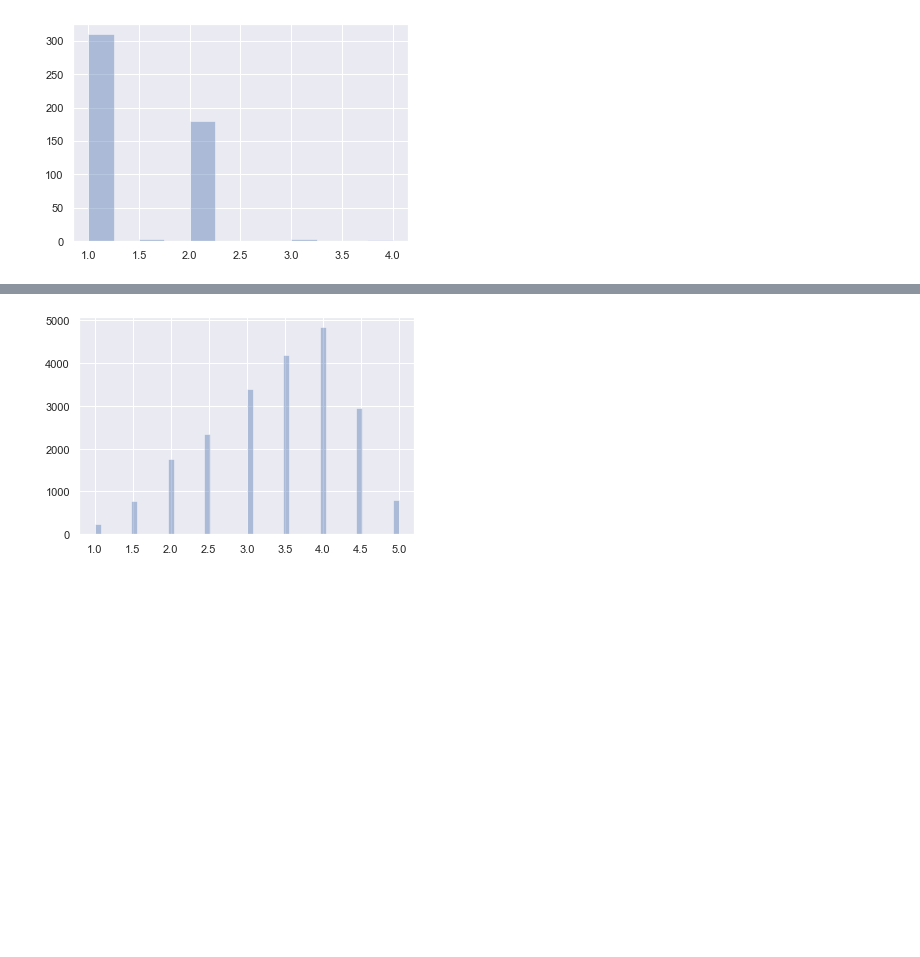
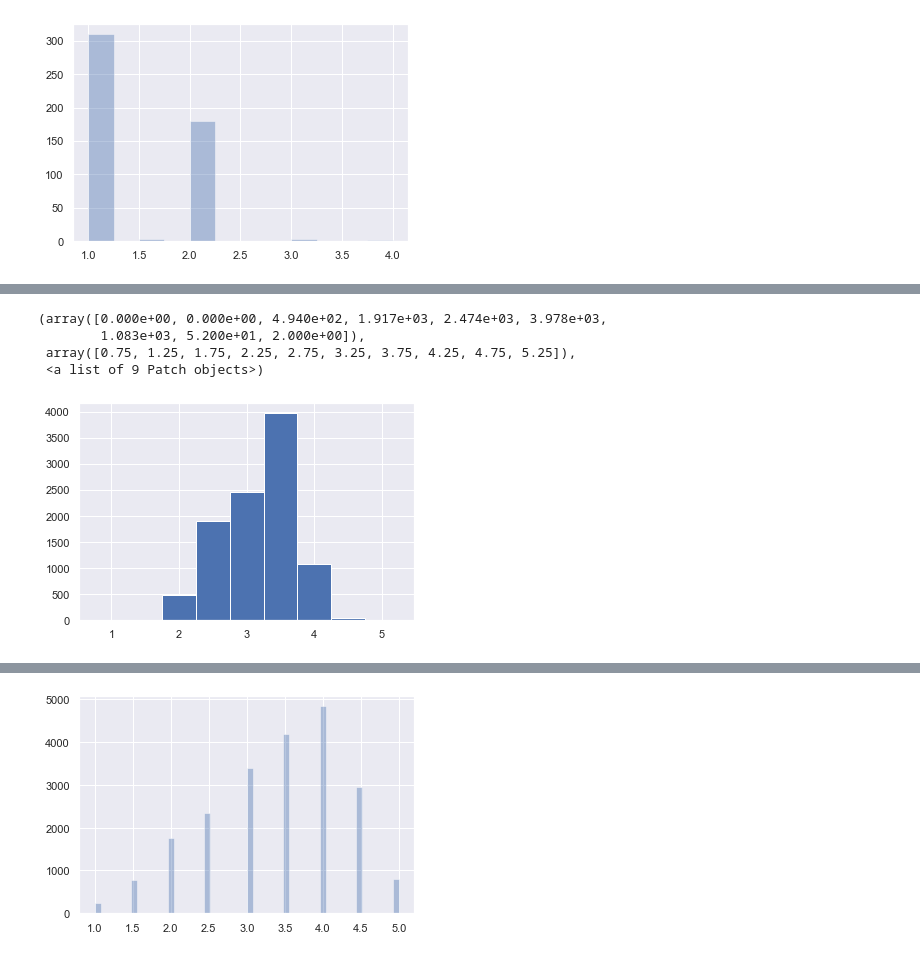
Before and after one commit to wsonv/PP_proejct, a Jupyter notebook: yelp/Y.ipynb, the cells around one changed output, grey strips where cells are left out. Cells and saved outputs as stored; diff of their text form; code cells hidden in the pictures; blank space fills up the shorter version.

```diff
--- a/yelp/Y.ipynb
+++ b/yelp/Y.ipynb
@@ -440,0 +446,8 @@ plt.hist(ratings,bins=[1,1.5,2,2.5,3,3.5,4,4.5,5,5.5])
+# %%
+plt.hist(res_avg,bins=np.array([1,1.5,2,2.5,3,3.5,4,4.5,5,5.5])-0.25)
+# %% [output]
+(array([0.000e+00, 0.000e+00, 4.940e+02, 1.917e+03, 2.474e+03, 3.978e+03,
+        1.083e+03, 5.200e+01, 2.000e+00]),
+ array([0.75, 1.25, 1.75, 2.25, 2.75, 3.25, 3.75, 4.25, 4.75, 5.25]),
+ <a list of 9 Patch objects>)
+[figure, added]
```
Also changed, not shown: parts of 11 cells of this notebook, 2 other files.
